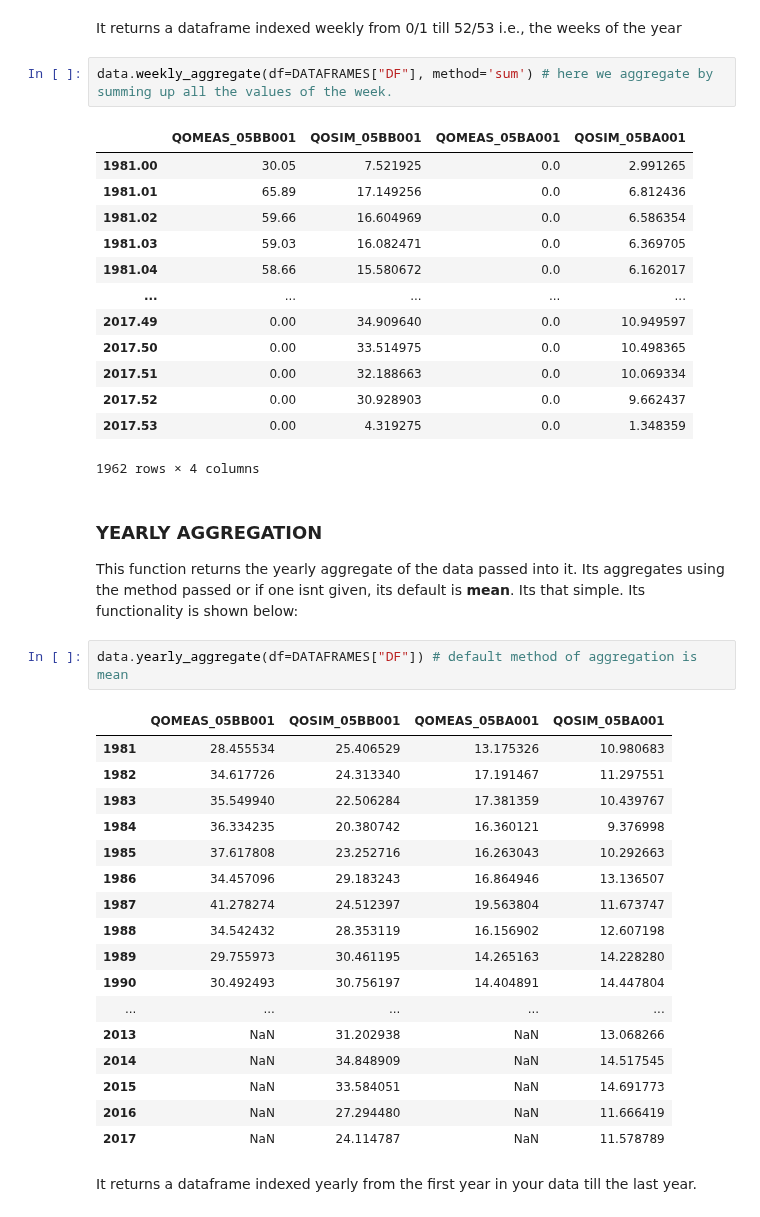
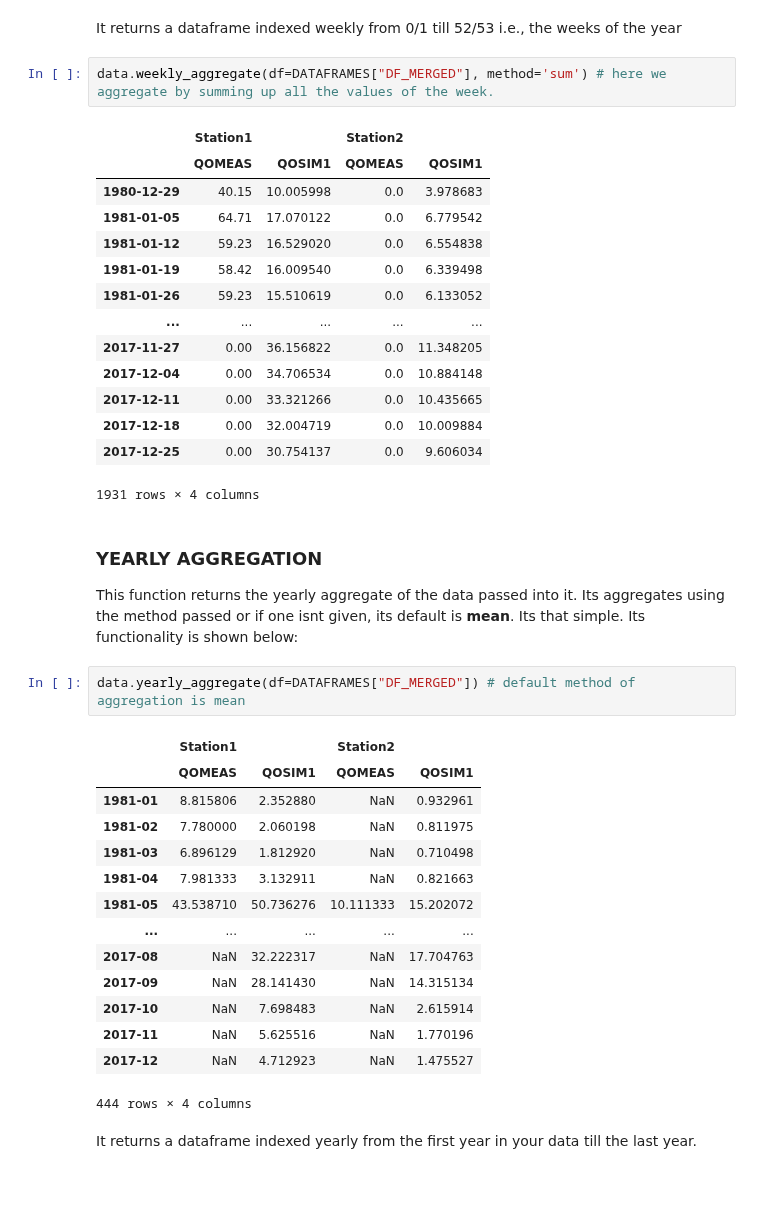
Before and after one commit to UchechukwuUdenze/NHS_PostProcessing, a Jupyter notebook: docs/source/notebooks/tutorial-data-manipulation.ipynb, the cells around one changed output. Cells and saved outputs as stored; diff of their text form; blank space fills up the shorter version.

Commit message:
Completed the data manipulation Tutorials doc

```diff
--- a/docs/source/notebooks/tutorial-data-manipulation.ipynb
+++ b/docs/source/notebooks/tutorial-data-manipulation.ipynb
@@ -221,44 +224,42 @@ data.weekly_aggregate(df=DATAFRAMES["DF"]) # default method of aggregation is me
 # %% [markdown]
 It returns a dataframe indexed weekly from 0/1 till 52/53 i.e., the weeks of the year
 # %%
-data.weekly_aggregate(df=DATAFRAMES["DF"], method='sum') # here we aggregate by summing up all the values of the week.
+data.weekly_aggregate(df=DATAFRAMES["DF_MERGED"], method='sum') # here we aggregate by summing up all the values of the week.
 # %% [output]
-|  | QOMEAS_05BB001 | QOSIM_05BB001 | QOMEAS_05BA001 | QOSIM_05BA001 |
-| 1981.00 | 30.05 | 7.521925 | 0.0 | 2.991265 |
-| 1981.01 | 65.89 | 17.149256 | 0.0 | 6.812436 |
-| 1981.02 | 59.66 | 16.604969 | 0.0 | 6.586354 |
-| 1981.03 | 59.03 | 16.082471 | 0.0 | 6.369705 |
-| 1981.04 | 58.66 | 15.580672 | 0.0 | 6.162017 |
+|  | Station1 |  | Station2 |  |
+|  | QOMEAS | QOSIM1 | QOMEAS | QOSIM1 |
+| 1980-12-29 | 40.15 | 10.005998 | 0.0 | 3.978683 |
+| 1981-01-05 | 64.71 | 17.070122 | 0.0 | 6.779542 |
+| 1981-01-12 | 59.23 | 16.529020 | 0.0 | 6.554838 |
+| 1981-01-19 | 58.42 | 16.009540 | 0.0 | 6.339498 |
+| 1981-01-26 | 59.23 | 15.510619 | 0.0 | 6.133052 |
 | ... | ... | ... | ... | ... |
-| 2017.49 | 0.00 | 34.909640 | 0.0 | 10.949597 |
-| 2017.50 | 0.00 | 33.514975 | 0.0 | 10.498365 |
-| 2017.51 | 0.00 | 32.188663 | 0.0 | 10.069334 |
-| 2017.52 | 0.00 | 30.928903 | 0.0 | 9.662437 |
-| 2017.53 | 0.00 | 4.319275 | 0.0 | 1.348359 |
+| 2017-11-27 | 0.00 | 36.156822 | 0.0 | 11.348205 |
+| 2017-12-04 | 0.00 | 34.706534 | 0.0 | 10.884148 |
+| 2017-12-11 | 0.00 | 33.321266 | 0.0 | 10.435665 |
+| 2017-12-18 | 0.00 | 32.004719 | 0.0 | 10.009884 |
+| 2017-12-25 | 0.00 | 30.754137 | 0.0 | 9.606034 |
-1962 rows × 4 columns
+1931 rows × 4 columns
 # %% [markdown]
 ### YEARLY AGGREGATION
 This function returns the yearly aggregate of the data passed into it. Its aggregates using the method passed or if one isnt given, its default is **mean**. Its that simple. Its functionality is shown below:
 # %%
-data.yearly_aggregate(df=DATAFRAMES["DF"]) # default method of aggregation is mean
+data.yearly_aggregate(df=DATAFRAMES["DF_MERGED"]) # default method of aggregation is mean
 # %% [output]
-|  | QOMEAS_05BB001 | QOSIM_05BB001 | QOMEAS_05BA001 | QOSIM_05BA001 |
-| 1981 | 28.455534 | 25.406529 | 13.175326 | 10.980683 |
-| 1982 | 34.617726 | 24.313340 | 17.191467 | 11.297551 |
-| 1983 | 35.549940 | 22.506284 | 17.381359 | 10.439767 |
-| 1984 | 36.334235 | 20.380742 | 16.360121 | 9.376998 |
-| 1985 | 37.617808 | 23.252716 | 16.263043 | 10.292663 |
-| 1986 | 34.457096 | 29.183243 | 16.864946 | 13.136507 |
-| 1987 | 41.278274 | 24.512397 | 19.563804 | 11.673747 |
-| 1988 | 34.542432 | 28.353119 | 16.156902 | 12.607198 |
-| 1989 | 29.755973 | 30.461195 | 14.265163 | 14.228280 |
-| 1990 | 30.492493 | 30.756197 | 14.404891 | 14.447804 |
+|  | Station1 |  | Station2 |  |
+|  | QOMEAS | QOSIM1 | QOMEAS | QOSIM1 |
+| 1981-01 | 8.815806 | 2.352880 | NaN | 0.932961 |
+| 1981-02 | 7.780000 | 2.060198 | NaN | 0.811975 |
+| 1981-03 | 6.896129 | 1.812920 | NaN | 0.710498 |
+| 1981-04 | 7.981333 | 3.132911 | NaN | 0.821663 |
+| 1981-05 | 43.538710 | 50.736276 | 10.111333 | 15.202072 |
 | ... | ... | ... | ... | ... |
-| 2013 | NaN | 31.202938 | NaN | 13.068266 |
-| 2014 | NaN | 34.848909 | NaN | 14.517545 |
-| 2015 | NaN | 33.584051 | NaN | 14.691773 |
-| 2016 | NaN | 27.294480 | NaN | 11.666419 |
-| 2017 | NaN | 24.114787 | NaN | 11.578789 |
+| 2017-08 | NaN | 32.222317 | NaN | 17.704763 |
+| 2017-09 | NaN | 28.141430 | NaN | 14.315134 |
+| 2017-10 | NaN | 7.698483 | NaN | 2.615914 |
+| 2017-11 | NaN | 5.625516 | NaN | 1.770196 |
+| 2017-12 | NaN | 4.712923 | NaN | 1.475527 |
+444 rows × 4 columns
 # %% [markdown]
 It returns a dataframe indexed yearly from the first year in your data till the last year.
 # %%
```
Also changed, not shown: parts of 12 cells of this notebook.
